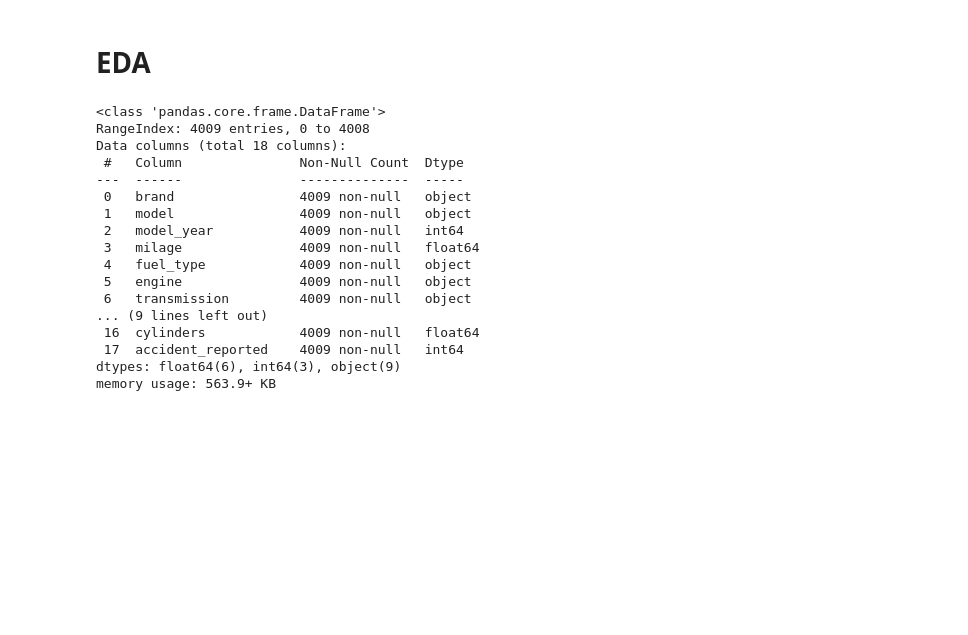
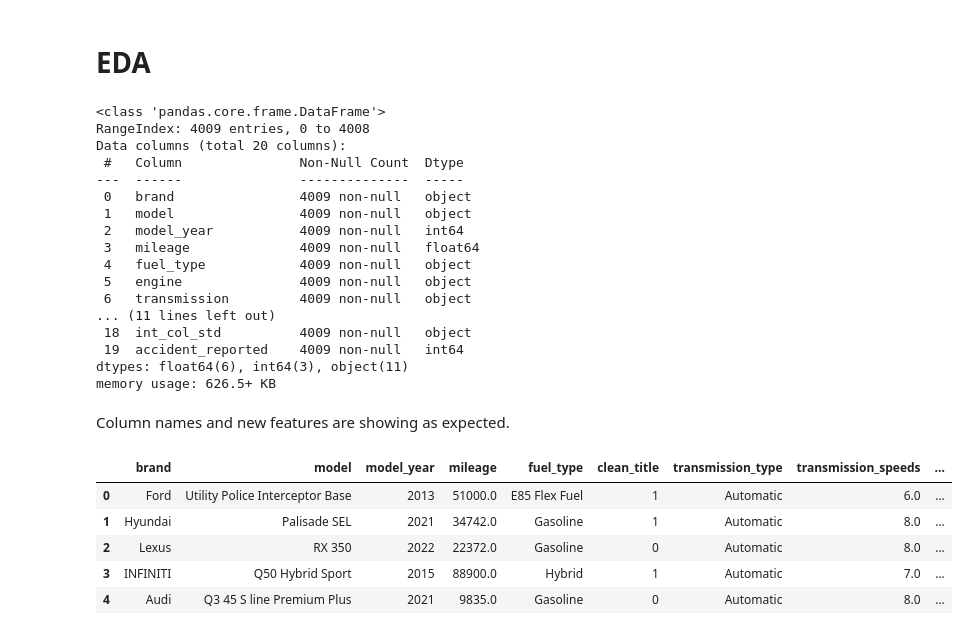
Before and after one commit to DigimonFrankie/Projects, a Jupyter notebook: Used Car Price Prediction: Predictive Modeling with Real-World Data/EDA.ipynb, the cells around one changed output. Cells and saved outputs as stored; diff of their text form; code cells hidden in the pictures; blank space fills up the shorter version.

```diff
--- a/Used Car Price Prediction: Predictive Modeling with Real-World Data/EDA.ipynb
+++ b/Used Car Price Prediction: Predictive Modeling with Real-World Data/EDA.ipynb
@@ -70,20 +58,22 @@ df_eda = df_new.copy()
 # %%
-df_eda.info()
+df_new.info()
 # %% [output]
 <class 'pandas.core.frame.DataFrame'>
 RangeIndex: 4009 entries, 0 to 4008
-Data columns (total 18 columns):
+Data columns (total 20 columns):
  #   Column               Non-Null Count  Dtype
 ---  ------               --------------  -----
  0   brand                4009 non-null   object
  1   model                4009 non-null   object
  2   model_year           4009 non-null   int64
- 3   milage               4009 non-null   float64
+ 3   mileage              4009 non-null   float64
  4   fuel_type            4009 non-null   object
  5   engine               4009 non-null   object
  6   transmission         4009 non-null   object
-... (9 lines left out)
- 16  cylinders            4009 non-null   float64
- 17  accident_reported    4009 non-null   int64
-dtypes: float64(6), int64(3), object(9)
-memory usage: 563.9+ KB
+... (11 lines left out)
+ 18  int_col_std          4009 non-null   object
+ 19  accident_reported    4009 non-null   int64
+dtypes: float64(6), int64(3), object(11)
+memory usage: 626.5+ KB
+# %% [markdown]
+Column names and new features are showing as expected.
@@ -89,0 +85,9 @@ memory usage: 563.9+ KB
+# %%
+df_eda.head()
+# %% [output]
+|  | brand | model | model_year | mileage | fuel_type | clean_title | transmission_type | transmission_speeds | ... |
+| 0 | Ford | Utility Police Interceptor Base | 2013 | 51000.0 | E85 Flex Fuel | 1 | Automatic | 6.0 | ... |
+| 1 | Hyundai | Palisade SEL | 2021 | 34742.0 | Gasoline | 1 | Automatic | 8.0 | ... |
+| 2 | Lexus | RX 350 | 2022 | 22372.0 | Gasoline | 0 | Automatic | 8.0 | ... |
+| 3 | INFINITI | Q50 Hybrid Sport | 2015 | 88900.0 | Hybrid | 1 | Automatic | 7.0 | ... |
+| 4 | Audi | Q3 45 S line Premium Plus | 2021 | 9835.0 | Gasoline | 0 | Automatic | 8.0 | ... |
```
Also changed, not shown: parts of 16 cells of this notebook, 3 other files.
